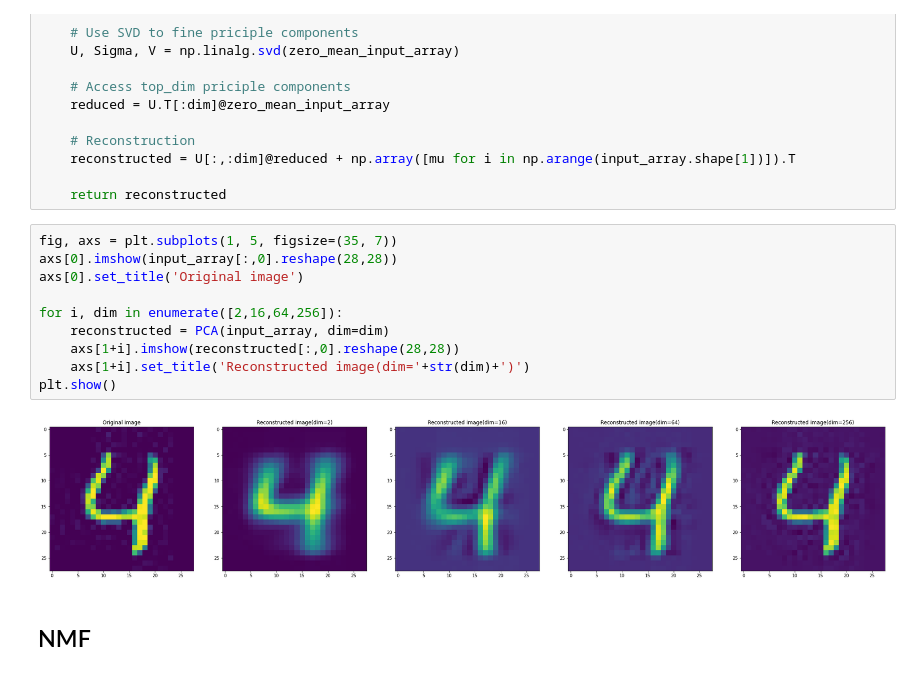
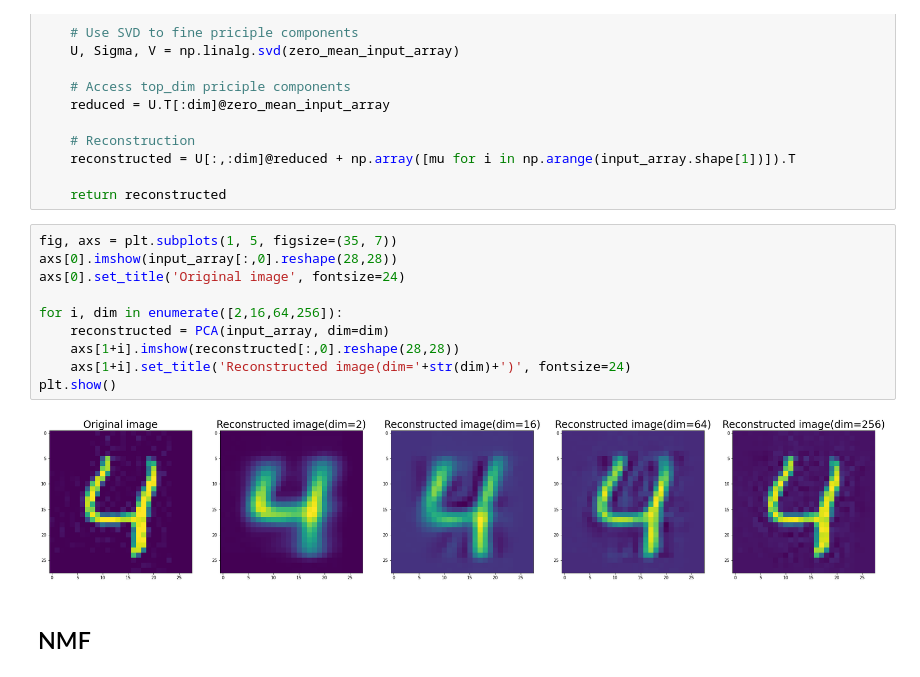
Before and after one commit to tl32rodan/MLSP_HW3, a Jupyter notebook: HW3.ipynb, the cells around one changed output. Cells and saved outputs as stored; diff of their text form.

```diff
--- a/HW3.ipynb
+++ b/HW3.ipynb
@@ -37,15 +37,15 @@ def PCA(input_array, dim=2):
 # %%
 fig, axs = plt.subplots(1, 5, figsize=(35, 7))
 axs[0].imshow(input_array[:,0].reshape(28,28))
-axs[0].set_title('Original image')
+axs[0].set_title('Original image', fontsize=24)
 
 for i, dim in enumerate([2,16,64,256]):
     reconstructed = PCA(input_array, dim=dim)
     axs[1+i].imshow(reconstructed[:,0].reshape(28,28))
-    axs[1+i].set_title('Reconstructed image(dim='+str(dim)+')')
+    axs[1+i].set_title('Reconstructed image(dim='+str(dim)+')', fontsize=24)
 plt.show()
 # %% [output]
-[figure, old version]
+[figure, new version]
 # %% [markdown]
 ## NMF
 # %%
```
Also changed, not shown: parts of 2 cells of this notebook, 3 other files.
